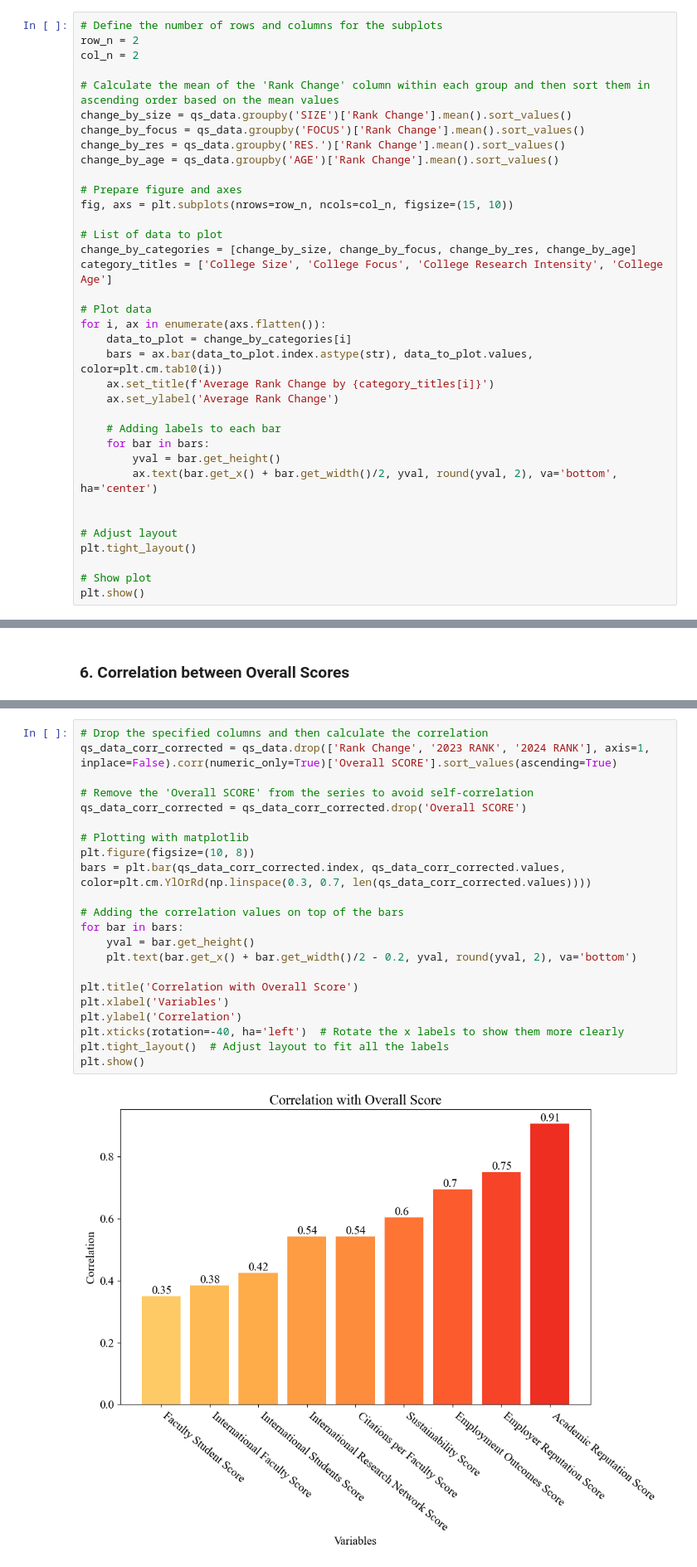
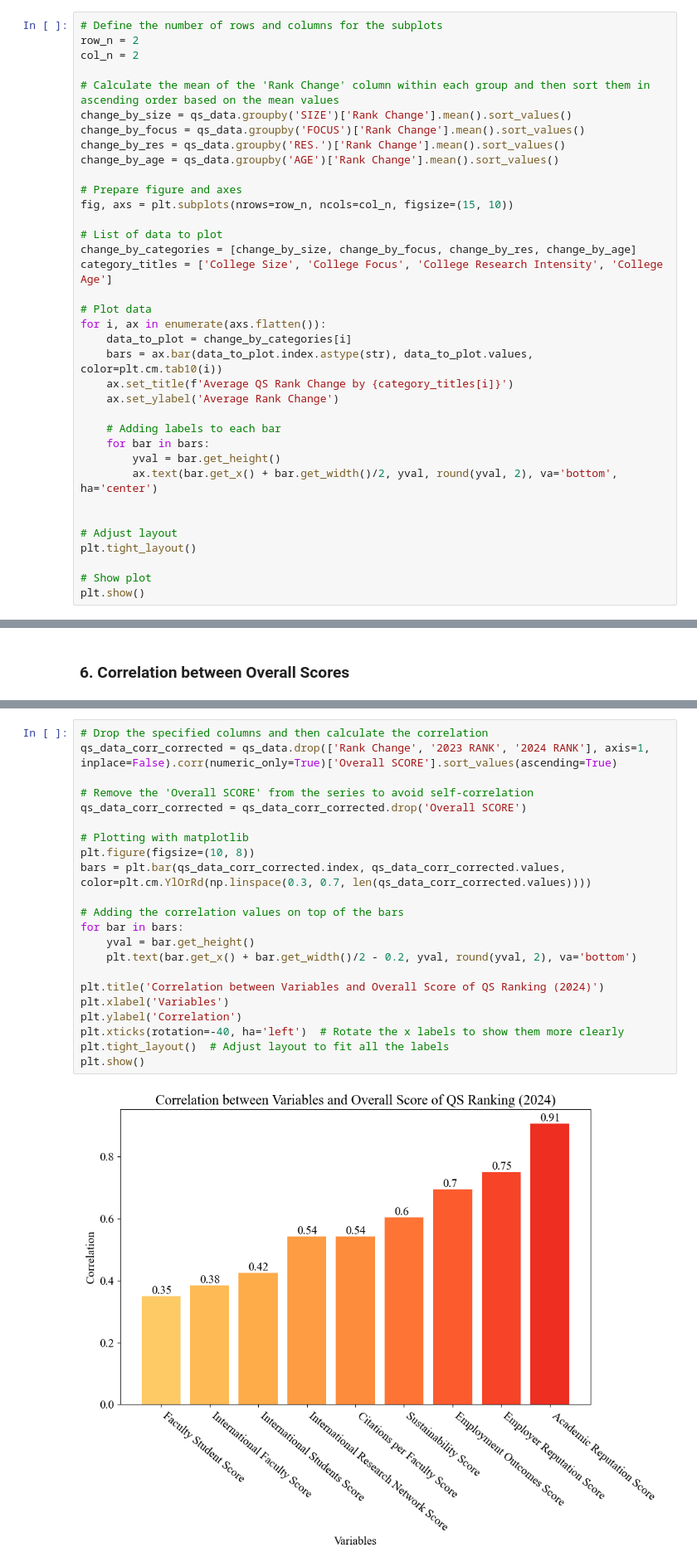
Before and after one commit to VUDataSci/data-presentation-ewanlong, a Jupyter notebook: Ranking_analysis.ipynb, the cells around one changed output, grey strips where cells are left out. Shown at 83% size. Cells and saved outputs as stored; diff of their text form.

```diff
--- a/Ranking_analysis.ipynb
+++ b/Ranking_analysis.ipynb
@@ -516,7 +513,7 @@ category_titles = ['College Size', 'College Focus', 'College Research Intensity'
 for i, ax in enumerate(axs.flatten()):
     data_to_plot = change_by_categories[i]
     bars = ax.bar(data_to_plot.index.astype(str), data_to_plot.values, color=plt.cm.tab10(i))
-    ax.set_title(f'Average Rank Change by {category_titles[i]}')
+    ax.set_title(f'Average QS Rank Change by {category_titles[i]}')
     ax.set_ylabel('Average Rank Change')
 
     # Adding labels to each bar
@@ -570,24 +567,24 @@ fig.show()
 # %%
 # Drop the specified columns and then calculate the correlation
 qs_data_corr_corrected = qs_data.drop(['Rank Change', '2023 RANK', '2024 RANK'], axis=1, inplace=False).corr(numeric_only=True)['Overall SCORE'].sort_values(ascending=True)
 
 # Remove the 'Overall SCORE' from the series to avoid self-correlation
 qs_data_corr_corrected = qs_data_corr_corrected.drop('Overall SCORE')
 
 # Plotting with matplotlib
 plt.figure(figsize=(10, 8))
 bars = plt.bar(qs_data_corr_corrected.index, qs_data_corr_corrected.values, color=plt.cm.YlOrRd(np.linspace(0.3, 0.7, len(qs_data_corr_corrected.values))))
 
 # Adding the correlation values on top of the bars
 for bar in bars:
     yval = bar.get_height()
     plt.text(bar.get_x() + bar.get_width()/2 - 0.2, yval, round(yval, 2), va='bottom')
 
-plt.title('Correlation with Overall Score')
+plt.title('Correlation between Variables and Overall Score of QS Ranking (2024)')
 plt.xlabel('Variables')
 plt.ylabel('Correlation')
 plt.xticks(rotation=-40, ha='left')  # Rotate the x labels to show them more clearly
 plt.tight_layout()  # Adjust layout to fit all the labels
 plt.show()
 # %% [output]
-[figure, old version]
+[figure, new version]
```
Also changed, not shown: parts of 5 cells of this notebook.
